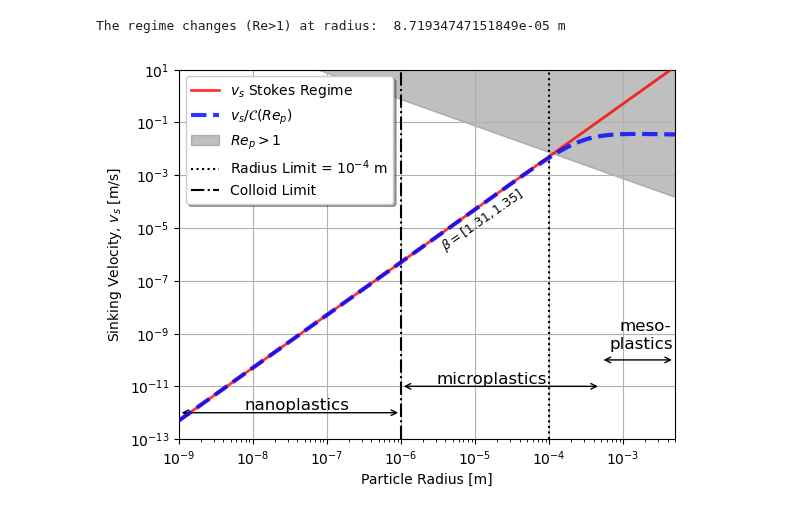
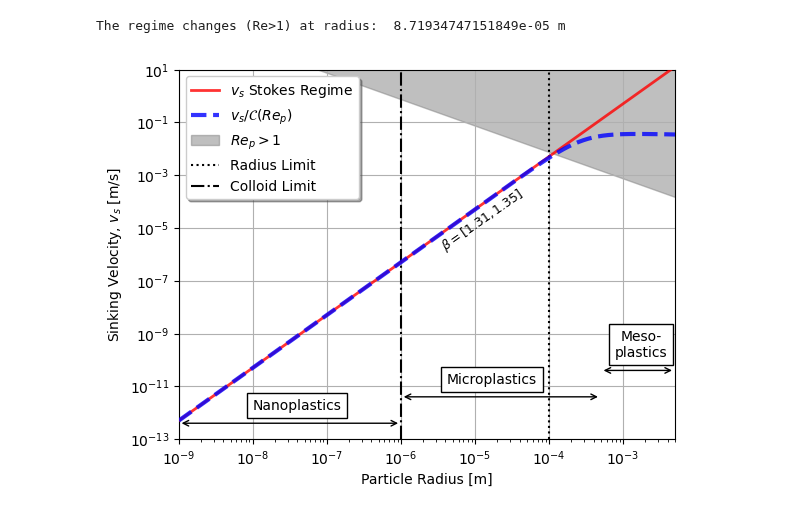
Before and after one commit to OceanParcels/Backtracking_Abyssal_Nanoplastics, a Jupyter notebook: analysis/terminal_velocity[Range-of-validity].ipynb, the cells around one changed output. Drawn from its saved outputs; the diff is of its cells as text; code cells hidden in the pictures.

```diff
--- a/analysis/terminal_velocity[Range-of-validity].ipynb
+++ b/analysis/terminal_velocity[Range-of-validity].ipynb
@@ -89,38 +89,41 @@ sts_b2_CRE = corrected_vs(sts_b2, radiuses)
 # %%
 plt.plot(radiuses, sts_b2, color='red', alpha=0.8, label=r'$v_s$ Stokes Regime',
                  zorder=10, linestyle='-', lw=2)
 plt.plot(radiuses, sts_b2_CRE, color='blue', alpha=0.8, label=r'$v_s$/$\mathcal{C}(Re_p)$',
                  zorder=10, linestyle='--', lw=3)
 
 
 plt.fill_between(radiuses, Re_1, Re_1000, color='gray', alpha=0.5, label=r'$Re_p > 1$')
 
-plt.axvline(R_limit, color='black', linestyle=':', label=r'Radius Limit = $10^{-4}$ m', lw=1.5)
+plt.axvline(R_limit, color='black', linestyle=':', label=r'Radius Limit', lw=1.5)
 plt.axvline(1e-6, color='black', linestyle='-.', label=r'Colloid Limit', lw=1.5)
 
 plt.semilogy()
 plt.semilogx()
 plt.xlabel('Particle Radius [m]')
 plt.ylabel('Sinking Velocity, $v_s$ [m/s]')
 plt.legend(loc='upper left', shadow=True)
 plt.grid()
 
 # microplastics scales
-plt.annotate("", xy=(1e-9, 1e-12), xytext=(1e-6, 1e-12), arrowprops=dict(arrowstyle="<->", color='black'))
-plt.text(4e-8, 1e-12, 'nanoplastics', fontsize=12, ha='center', va='bottom')
+plt.annotate("", xy=(1e-9, 4e-13), xytext=(1e-6, 4e-13), arrowprops=dict(arrowstyle="<->", color='black'))
+text1 = plt.text(4e-8, 1e-12, 'Nanoplastics', fontsize=10, ha='center', va='bottom')
+text1.set_bbox(dict(facecolor='white', alpha=1, edgecolor='k'))
 
-plt.annotate("", xy=(1e-6, 1e-11), xytext=(1e-3/2, 1e-11), arrowprops=dict(arrowstyle="<->", color='black'))
-plt.text(1.7e-5, 1e-11, 'microplastics', fontsize=12, ha='center', va='bottom')
+plt.annotate("", xy=(1e-6, 4e-12), xytext=(1e-3/2, 4e-12), arrowprops=dict(arrowstyle="<->", color='black'))
+text2 = plt.text(1.7e-5, 1e-11, 'Microplastics', fontsize=10, ha='center', va='bottom')
+text2.set_bbox(dict(facecolor='white', alpha=1, edgecolor='k'))
 
-plt.annotate("", xy=(1e-3/2, 1e-10), xytext=(1e-2/2, 1e-10), arrowprops=dict(arrowstyle="<->", color='black'))
-plt.text(4e-3/2, 1e-9, 'meso-', fontsize=12, ha='center', va='bottom')
-plt.text(3.5e-3/2, 2e-10, 'plastics', fontsize=12, ha='center', va='bottom')
+plt.annotate("", xy=(1e-3/2, 4e-11), xytext=(1e-2/2, 4e-11), arrowprops=dict(arrowstyle="<->", color='black'))
+# plt.text(4e-3/2, 1e-9, 'meso-', fontsize=12, ha='center', va='bottom')
+text3 = plt.text(3.5e-3/2, 1e-10, 'Meso-\nplastics', fontsize=10, ha='center', va='bottom')
+text3.set_bbox(dict(facecolor='white', alpha=1, edgecolor='k'))
 
 plt.text(2.5e-5/2, 1e-6, r'$\beta = [{:.2f}, {:.2f}]$'.format(buoyancy_ratios[0], buoyancy_ratios[1]), fontsize=9, ha='center', va='bottom', color='k', rotation=35)
 
 plt.ylim(1e-13, 1.e1)
 plt.xlim(1e-9, 1e-2/2)
 
-plt.savefig('../article_figs/terminal_velocity.png', dpi=300, bbox_inches='tight')
+plt.savefig('../article_figs/Figure1.png', dpi=300, bbox_inches='tight')
 # %% [output]
-[figure, old version]
+[figure, new version]
```
Also changed, not shown: 4 other files.
